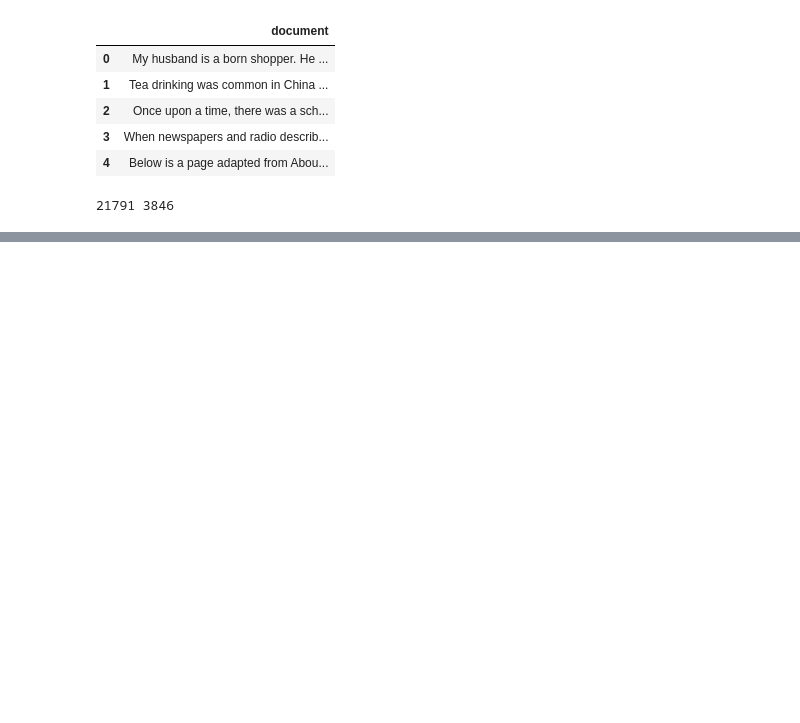
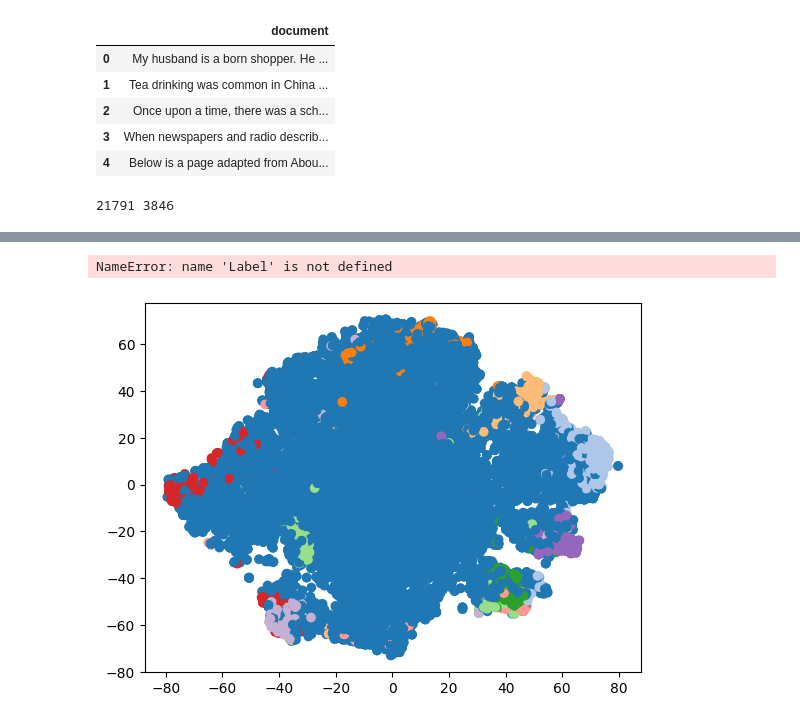
Before and after one commit to M-S-ALAM/Topic-Modelling, a Jupyter notebook: EDA.ipynb, the cells around one changed output, grey strips where cells are left out. Drawn from its saved outputs; the diff is of its cells as text; code cells hidden in the pictures; blank space fills up the shorter version.

```diff
--- a/EDA.ipynb
+++ b/EDA.ipynb
@@ -178,0 +440,12 @@ LookupError:
+# %%
+colormap = np.array(["#1f77b4", "#aec7e8", "#ff7f0e", "#ffbb78", "#2ca02c",
+    "#98df8a", "#d62728", "#ff9896", "#9467bd", "#c5b0d5",
+    "#8c564b", "#c49c94", "#e377c2", "#f7b6d2", "#7f7f7f",
+    "#c7c7c7", "#bcbd22", "#dbdb8d", "#17becf", "#9edae5" ])
+#colormap = [0, 1, 2, 3, 4, 5, 6, 7, 8, 9]
+colormap = colormap[:10]
+# %%
+from sklearn.manifold import TSNE
+tsne_lsa_model = TSNE(n_components=2, perplexity=50, learning_rate=100,
+                        n_iter=2000, verbose=1, random_state=0, angle=0.75)
+tsne_lsa_vectors = tsne_lsa_model.fit_transform(lsa_top)
@@ -178,0 +479,28 @@ LookupError:
+# %%
+from bokeh.plotting import figure
+from bokeh.models import Label
+lsa_mean_topic_vectors = get_mean_topic_vectors(lsa_keys, tsne_lsa_vectors, n_topics=10)
+
+
+plot = figure(title="t-SNE Clustering of {} LSA Topics".format(10))
+plot.scatter(x=tsne_lsa_vectors[:,0], y=tsne_lsa_vectors[:,1], color=colormap[lsa_keys])
+
+for t in range(10):
+    label = Label(x=lsa_mean_topic_vectors[t][0], y=lsa_mean_topic_vectors[t][1],
+                   text_color=colormap[t])
+    plot.add_layout(label)
+
+show(plot)
+# %%
+#plot = figure(title="t-SNE Clustering of {} LSA Topics".format(10), plot_width=700, plot_height=700)
+plt.scatter(x=tsne_lsa_vectors[:,0], y=tsne_lsa_vectors[:,1], color=colormap[lsa_keys])
+
+for t in range(10):
+    label = Label(x=lsa_mean_topic_vectors[t][0], y=lsa_mean_topic_vectors[t][1],
+                   text_color=colormap[t])
+    plot.add_layout(label)
+
+#show(plot)
+# %% [output]
+NameError: name 'Label' is not defined
+[figure, added]
```
Also changed, not shown: parts of 28 cells of this notebook.
